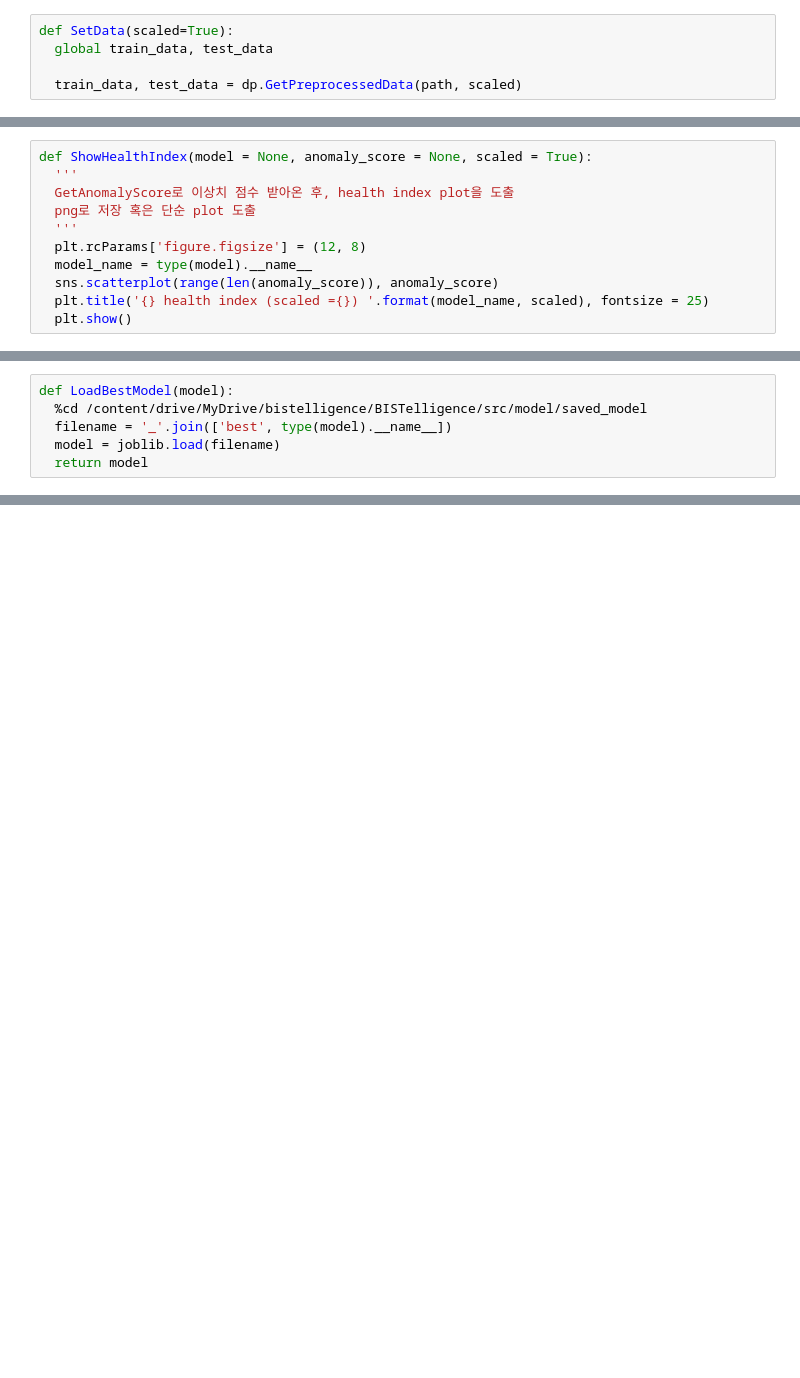
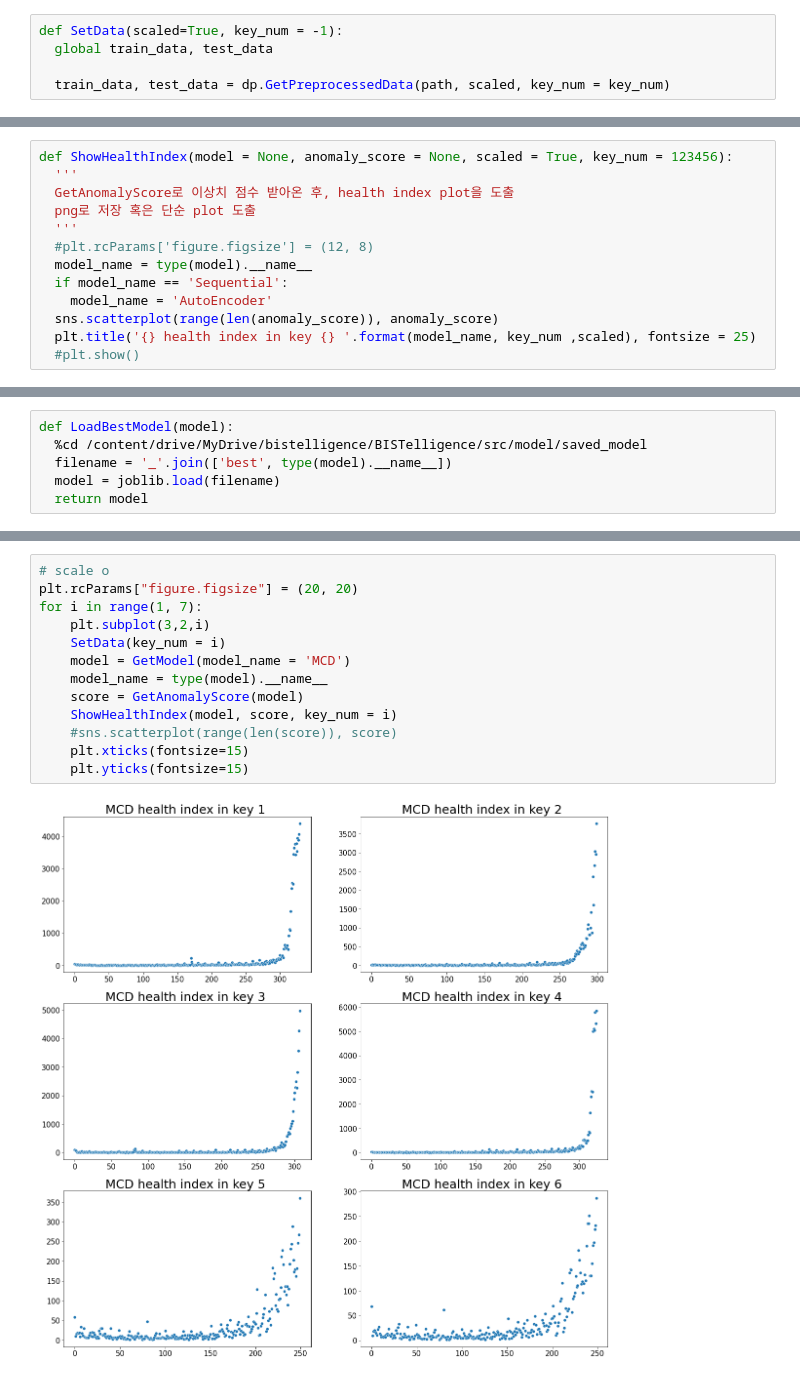
Before and after one commit to ChocoPytoch/BISTelligence, a Jupyter notebook: src/evaluate.ipynb, the cells around one changed output, grey strips where cells are left out. Saved outputs shown, nothing was run; the diff lists cells and outputs as text; blank space fills up the shorter version.

```diff
--- a/src/evaluate.ipynb
+++ b/src/evaluate.ipynb
@@ -40,10 +41,10 @@ threshold = 0
 
 trainer = mm.ModelTrain()
 # %%
-def SetData(scaled=True):
+def SetData(scaled=True, key_num = -1):
   global train_data, test_data
 
-  train_data, test_data = dp.GetPreprocessedData(path, scaled)
+  train_data, test_data = dp.GetPreprocessedData(path, scaled, key_num = key_num)
 # %%
 def GetModel(model_name='MCD', param_dict={}):
   '''
@@ -98,13 +99,15 @@ def GetAnomalyScore(model=None):
 
   return anomaly_score
 # %%
-def ShowHealthIndex(model = None, anomaly_score = None, scaled = True):
+def ShowHealthIndex(model = None, anomaly_score = None, scaled = True, key_num = 123456):
   '''
   GetAnomalyScore로 이상치 점수 받아온 후, health index plot을 도출
   png로 저장 혹은 단순 plot 도출
   '''
-  plt.rcParams['figure.figsize'] = (12, 8)
+  #plt.rcParams['figure.figsize'] = (12, 8)
   model_name = type(model).__name__
+  if model_name == 'Sequential':
+    model_name = 'AutoEncoder'
   sns.scatterplot(range(len(anomaly_score)), anomaly_score)
-  plt.title('{} health index (scaled ={}) '.format(model_name, scaled), fontsize = 25)
-  plt.show()
+  plt.title('{} health index in key {} '.format(model_name, key_num ,scaled), fontsize = 25)
+  #plt.show()
@@ -133,0 +182,15 @@ def LoadBestModel(model):
+# %%
+# scale o
+plt.rcParams["figure.figsize"] = (20, 20)
+for i in range(1, 7):
+    plt.subplot(3,2,i)
+    SetData(key_num = i)
+    model = GetModel(model_name = 'MCD')
+    model_name = type(model).__name__
+    score = GetAnomalyScore(model)
+    ShowHealthIndex(model, score, key_num = i)
+    #sns.scatterplot(range(len(score)), score)
+    plt.xticks(fontsize=15)
+    plt.yticks(fontsize=15)
+# %% [output]
+[figure, added]
```
Also changed, not shown: parts of 24 cells of this notebook, 2 other files.
